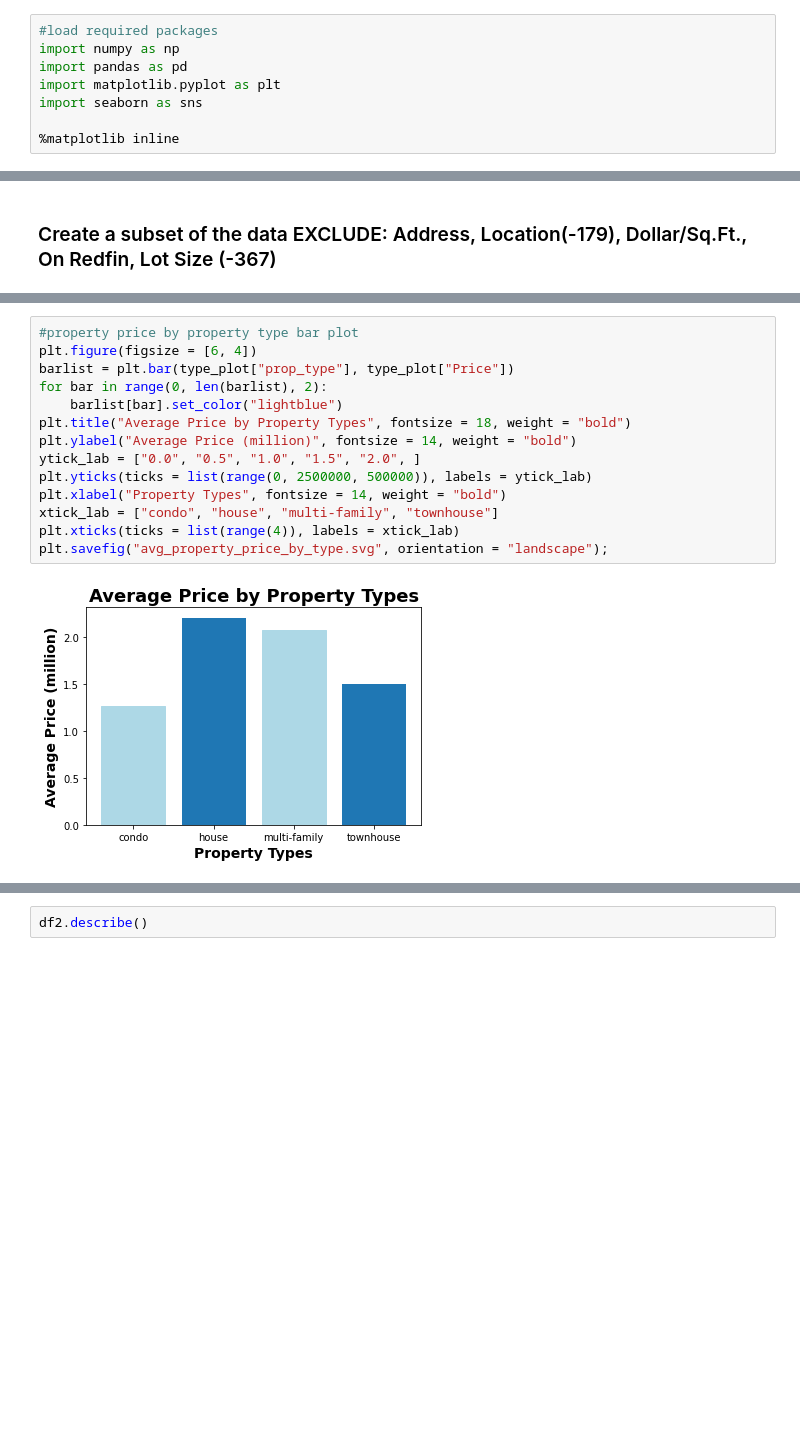
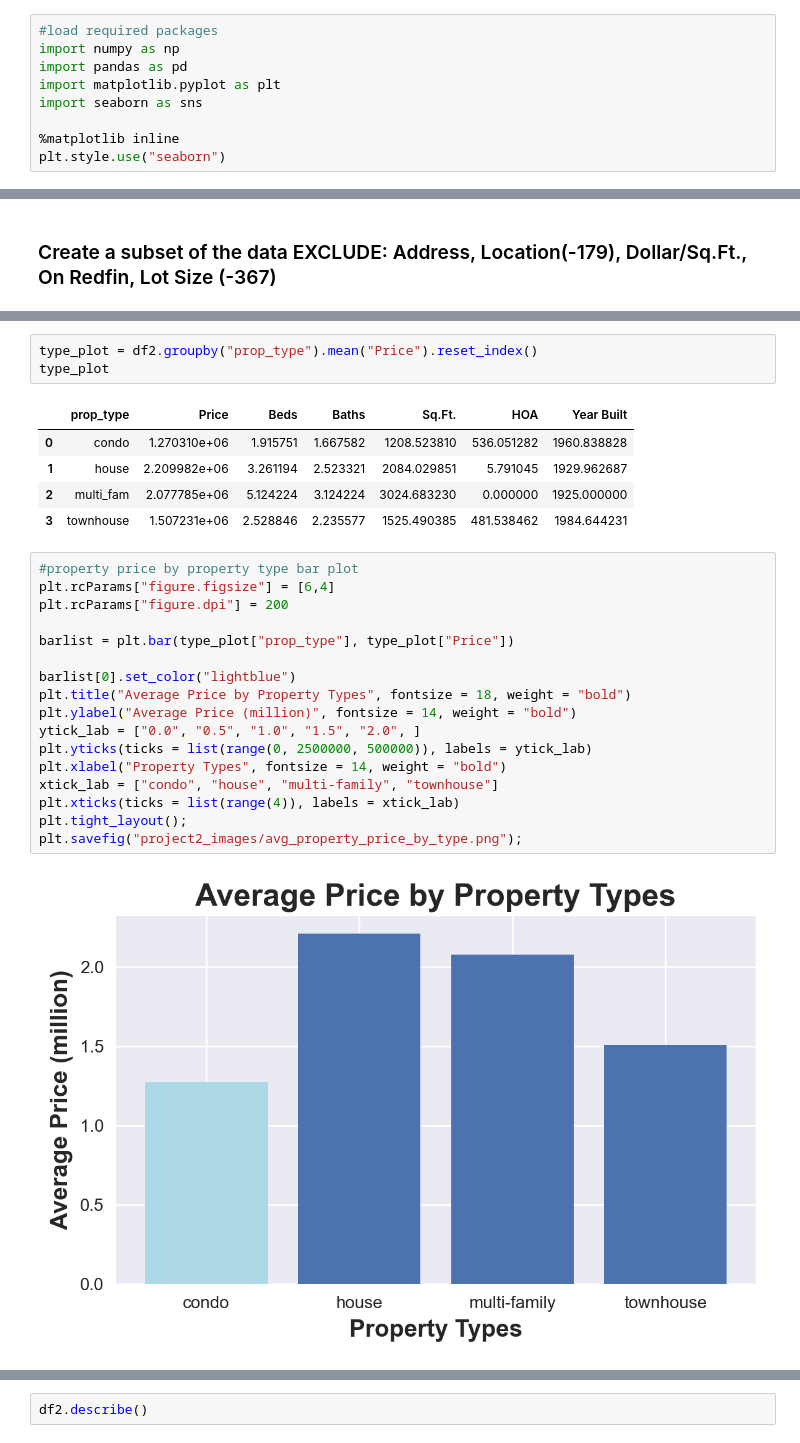
Before and after one commit to sarazong/Predicting_SF_Housing_Price, a Jupyter notebook: MetisP2_modeling.ipynb, the cells around one changed output, grey strips where cells are left out. Cells and saved outputs as stored; diff of their text form; blank space fills up the shorter version.

```diff
--- a/MetisP2_modeling.ipynb
+++ b/MetisP2_modeling.ipynb
@@ -8,6 +8,7 @@ import matplotlib.pyplot as plt
 import seaborn as sns
 
 %matplotlib inline
+plt.style.use("seaborn")
 # %%
 df = pd.read_pickle("project2_data/prop_df_cleaned")
 # %% [markdown]
@@ -32,22 +33,34 @@ Data columns (total 8 columns):
  7   prop_type   806 non-null    object
 dtypes: Int64(2), float64(3), int64(1), object(2)
 memory usage: 58.2+ KB
+# %%
+type_plot = df2.groupby("prop_type").mean("Price").reset_index()
+type_plot
+# %% [output]
+|  | prop_type | Price | Beds | Baths | Sq.Ft. | HOA | Year Built |
+| 0 | condo | 1.270310e+06 | 1.915751 | 1.667582 | 1208.523810 | 536.051282 | 1960.838828 |
+| 1 | house | 2.209982e+06 | 3.261194 | 2.523321 | 2084.029851 | 5.791045 | 1929.962687 |
+| 2 | multi_fam | 2.077785e+06 | 5.124224 | 3.124224 | 3024.683230 | 0.000000 | 1925.000000 |
+| 3 | townhouse | 1.507231e+06 | 2.528846 | 2.235577 | 1525.490385 | 481.538462 | 1984.644231 |
 # %%
 #property price by property type bar plot
-plt.figure(figsize = [6, 4])
+plt.rcParams["figure.figsize"] = [6,4]
+plt.rcParams["figure.dpi"] = 200
+
 barlist = plt.bar(type_plot["prop_type"], type_plot["Price"])
-for bar in range(0, len(barlist), 2):
-    barlist[bar].set_color("lightblue")
+
+barlist[0].set_color("lightblue")
 plt.title("Average Price by Property Types", fontsize = 18, weight = "bold")
 plt.ylabel("Average Price (million)", fontsize = 14, weight = "bold")
 ytick_lab = ["0.0", "0.5", "1.0", "1.5", "2.0", ]
 plt.yticks(ticks = list(range(0, 2500000, 500000)), labels = ytick_lab)
 plt.xlabel("Property Types", fontsize = 14, weight = "bold")
 xtick_lab = ["condo", "house", "multi-family", "townhouse"]
 plt.xticks(ticks = list(range(4)), labels = xtick_lab)
-plt.savefig("avg_property_price_by_type.svg", orientation = "landscape");
+plt.tight_layout();
+plt.savefig("project2_images/avg_property_price_by_type.png");
 # %% [output]
-[figure, old version]
+[figure, new version]
 # %%
 #look at correlations between continous variables
 sns.heatmap(df2.corr(), cmap = "seismic", annot = True, vmin = -1, vmax = 1)
```
Also changed, not shown: parts of 6 cells of this notebook.
